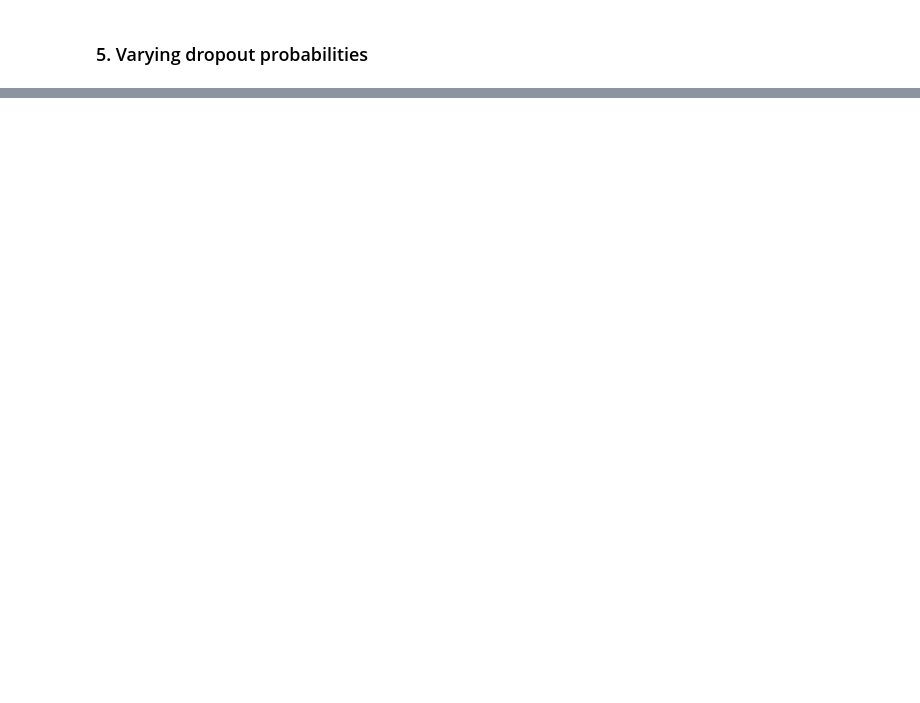
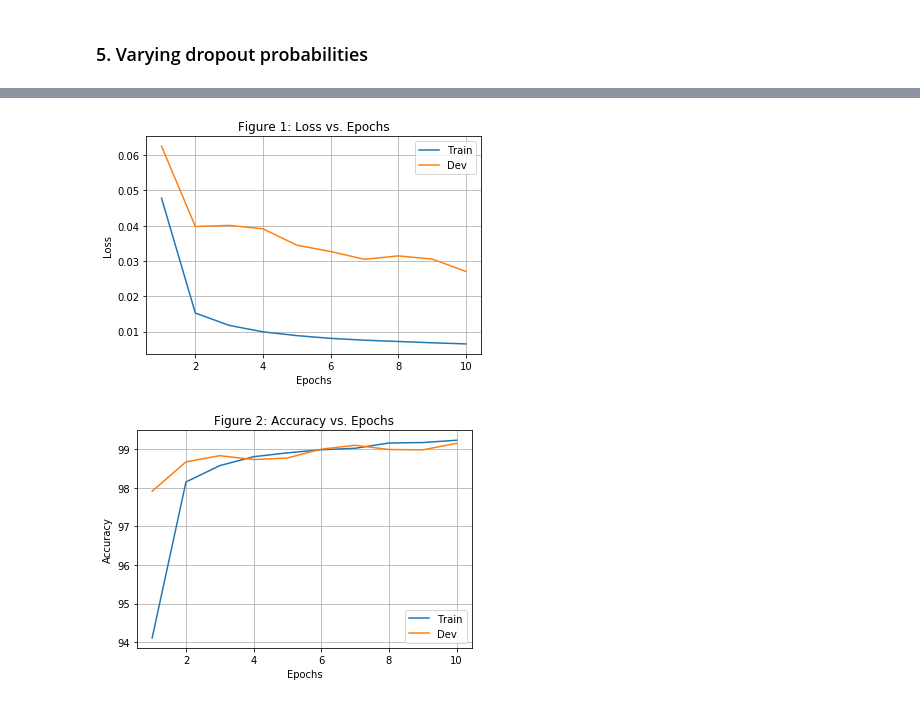
Before and after one commit to tbonza/rose, a Jupyter notebook: HW1_CS7180/Assignment_One.ipynb, the cells around one changed output, grey strips where cells are left out. Drawn from its saved outputs; the diff is of its cells as text; code cells hidden in the pictures; blank space fills up the shorter version.

```diff
--- a/HW1_CS7180/Assignment_One.ipynb
+++ b/HW1_CS7180/Assignment_One.ipynb
@@ -386,0 +421,13 @@ training_metrics = train_model(model, optimizer, criterion, hyperparams,
+# %%
+hyperparams["weight_decay"] = 1e-3
+hyperparams["epochs"] = 10
+# %%
+model = ConvNet(num_classes).to(device)
+criterion = nn.CrossEntropyLoss()
+optimizer = torch.optim.SGD(model.parameters(), lr=hyperparams["learning_rate"],
+                            momentum=hyperparams["momentum"],
+                           weight_decay=hyperparams["weight_decay"])
+
+
+training_metrics = train_model(model, optimizer, criterion, hyperparams,
+                                   train_loader, test_loader)
@@ -386,0 +452,13 @@ training_metrics = train_model(model, optimizer, criterion, hyperparams,
+# %%
+m_loss = mat_loss_epoch(training_metrics)
+make_plt(m_loss[0,:], m_loss[1,:], m_loss[2,:],
+         "Epochs", "Loss", "Figure 1: Loss vs. Epochs")
+
+m_accu = mat_accuracy_epoch(training_metrics)
+make_plt(m_accu[0,:], m_accu[1,:], m_accu[2,:],
+         "Epochs", "Accuracy", "Figure 2: Accuracy vs. Epochs")
+
+plt.show()
+# %% [output]
+[figure, added]
+[figure, added]
```
Also changed, not shown: parts of 10 cells of this notebook.
